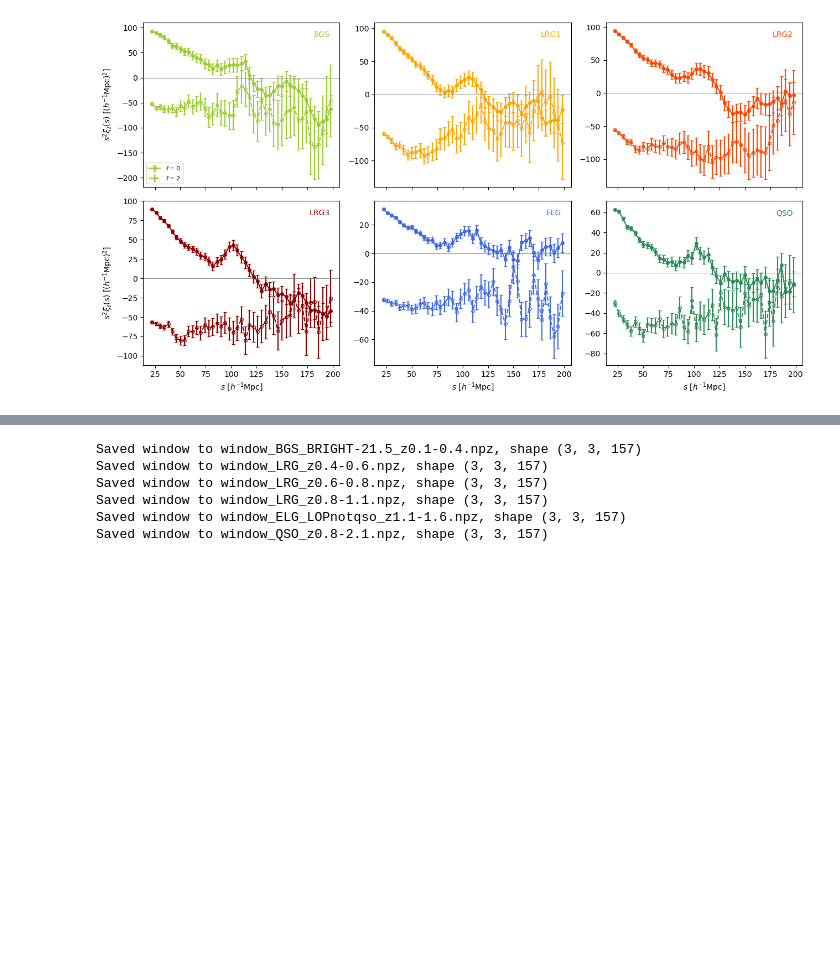
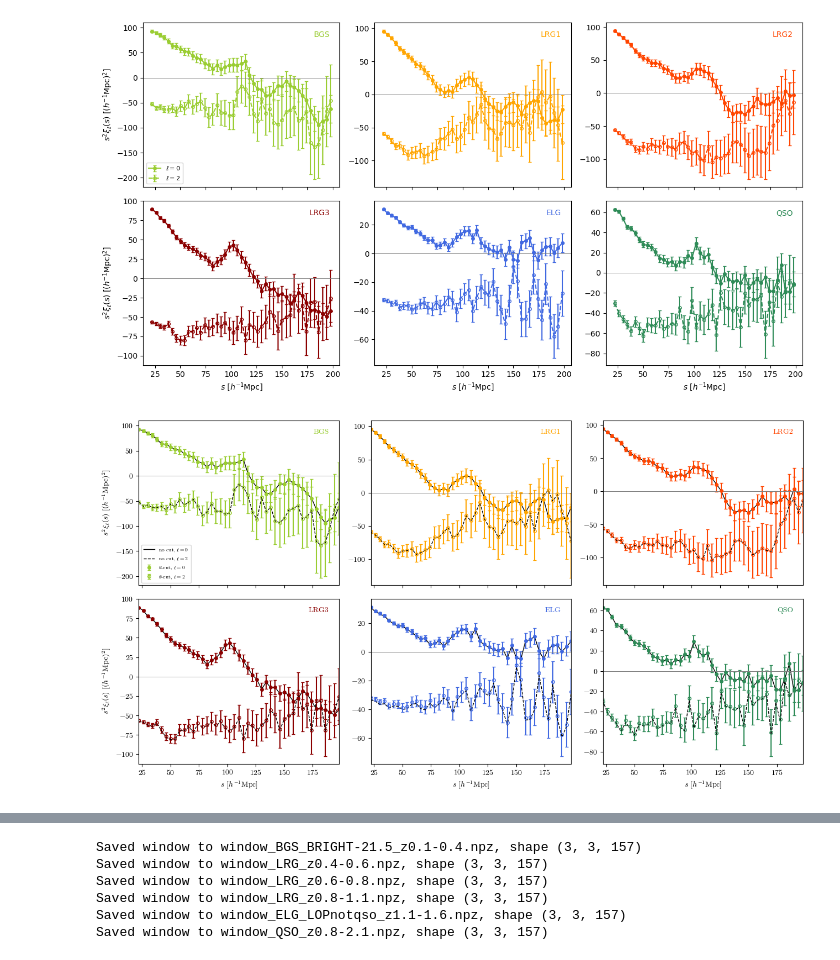
Before and after one commit to cosweeney/compact_streaming, a Jupyter notebook: nb/fits/inspect_DR1_data.ipynb, the cells around one changed output, grey strips where cells are left out. Cells and saved outputs as stored; diff of their text form; code cells hidden in the pictures; blank space fills up the shorter version.

```diff
--- a/nb/fits/inspect_DR1_data.ipynb
+++ b/nb/fits/inspect_DR1_data.ipynb
@@ -93,3 +93,54 @@ fig.tight_layout()
 plt.show()
 # %% [output]
 [figure]
+# %%
+# Self-contained apart from the constants/imports in the first cell (SMIN, SMAX, DS, ELLS,
+# DATA_DIR, TRACERS, COLORS, load_errors). Own path/loader names so it doesn't depend on
+# whichever version of poles_path is currently defined.
+def poles_path_cutflag(tracer, zmin, zmax, nran, thetacut):
+    suffix = '_thetacut0.05' if thetacut else ''
+    return DATA_DIR / (f'allcounts_{tracer}_GCcomb_z{zmin}-{zmax}_default_FKP_lin_'
+                       f'nran{nran}_njack0_split20{suffix}.npy')
+
+
+def load_multipoles_cutflag(tracer, zmin, zmax, nran, thetacut):
+    result = TwoPointCorrelationFunction.load(poles_path_cutflag(tracer, zmin, zmax, nran, thetacut))
+    result = result.select((SMIN, SMAX))
+    rebin_factor = int(round(DS / np.diff(result.edges[0])[0]))
+    if rebin_factor > 1:
+        result = result[::rebin_factor]
+    s, xiell = result(ells=ELLS, return_sep=True)
+    return np.asarray(s), np.asarray(xiell)
+
+
+with plt.rc_context({'font.family': 'serif', 'font.serif': ['cmr10'],
+                     'mathtext.fontset': 'cm', 'axes.formatter.use_mathtext': True}):
+    fig, axes = plt.subplots(2, 3, figsize=(13, 7), sharex=True)
+
+    for ax, (label, (tracer, zmin, zmax, nran)) in zip(axes.flat, TRACERS.items()):
+        s_cut, xi_cut = load_multipoles_cutflag(tracer, zmin, zmax, nran, thetacut=True)
+        s_nc, xi_nc = load_multipoles_cutflag(tracer, zmin, zmax, nran, thetacut=False)
+        err = load_errors(tracer, zmin, zmax)  # RascalC errors, drawn on the data vector we fit
+        color = COLORS[label]
+        first = ax is axes.flat[0]
+
+        for i, (ell, ls) in enumerate(zip((0, 2), ['-', '--'])):
+            ax.errorbar(s_cut, s_cut**2 * xi_cut[i], yerr=s_cut**2 * err[i],
+                        fmt='o', color=color, mfc=color if ell == 0 else 'none',
+                        ms=4, capsize=2, label=rf'$\theta$-cut, $\ell={ell}$' if first else None)
+            ax.plot(s_nc, s_nc**2 * xi_nc[i], color='k', ls=ls, lw=1,
+                    label=rf'no cut, $\ell={ell}$' if first else None)
+
+        ax.axhline(0, color='gray', lw=0.7)
+        ax.margins(x=0)
+        ax.text(0.95, 0.95, label, transform=ax.transAxes, ha='right', va='top', color=color)
+        if ax in axes[-1, :]:
+            ax.set_xlabel(r'$s\ [h^{-1}\mathrm{Mpc}]$')
+        if ax in axes[:, 0]:
+            ax.set_ylabel(r'$s^2\xi_\ell(s)\ [(h^{-1}\mathrm{Mpc})^2]$')
+
+    axes.flat[0].legend(loc='lower left', fontsize=7)
+    fig.tight_layout()
+    plt.show()
+# %% [output]
+[figure, added]
```
Also changed, not shown: parts of 2 cells of this notebook, 1 other file.
